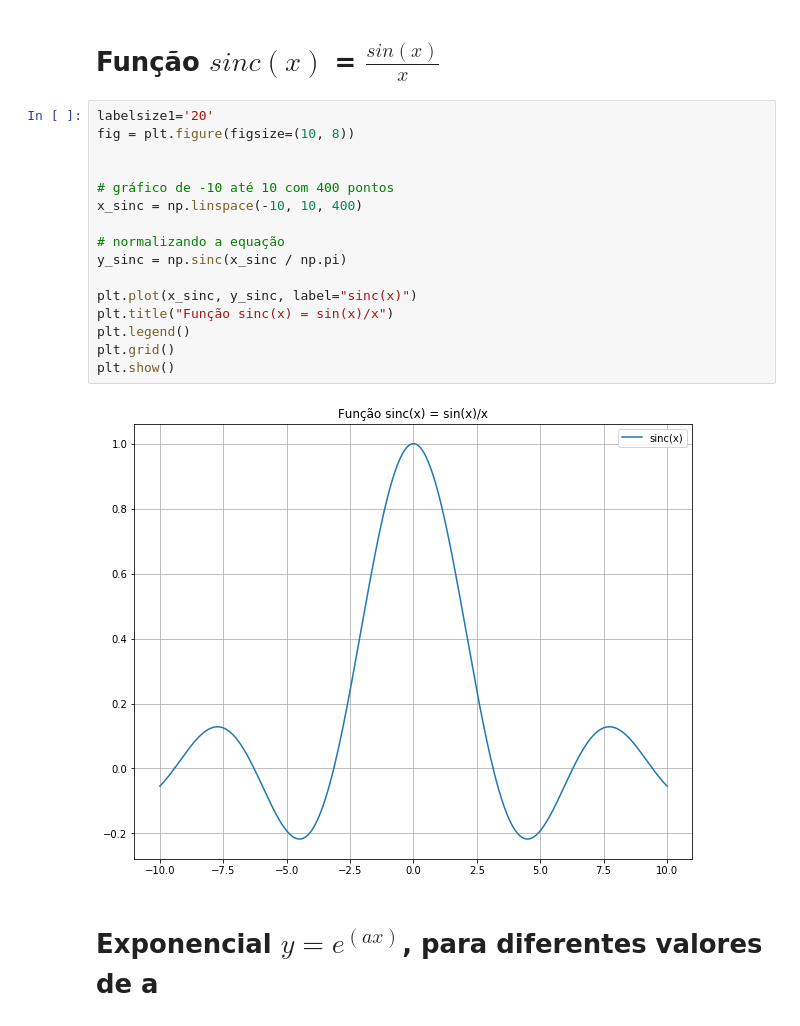
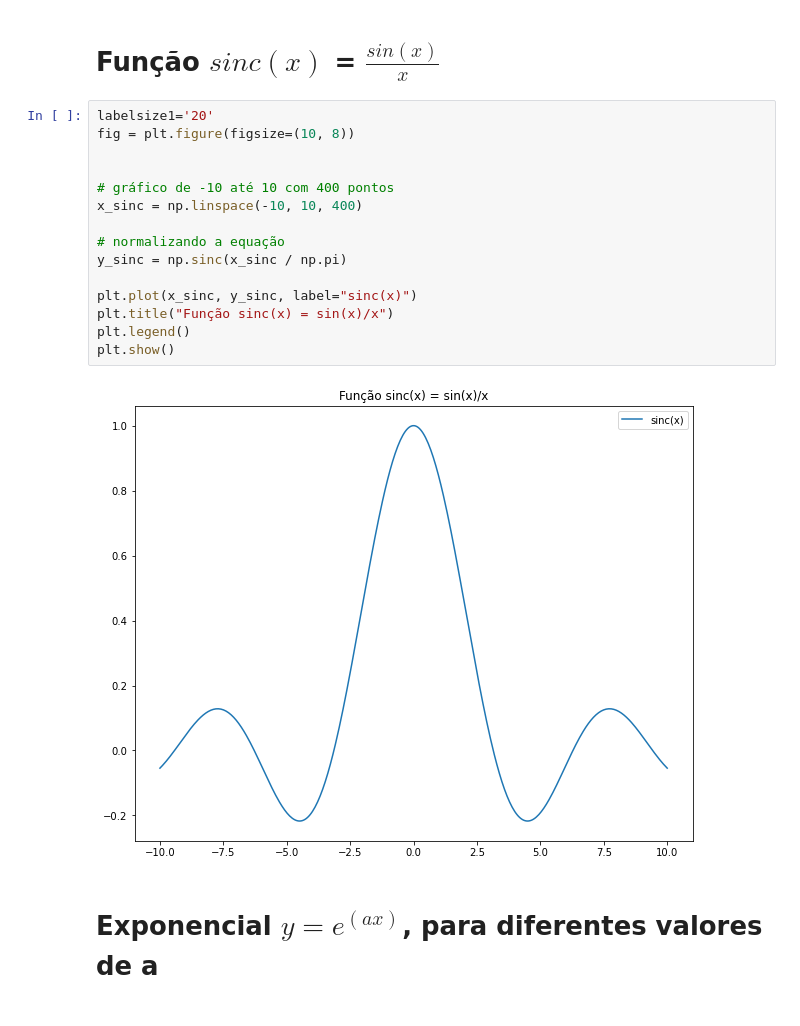
Before and after one commit to FelipeOliveiraFerreira/FIS-COMP, a Jupyter notebook: Tarefa-2/T2_FISCOMP.ipynb, the cells around one changed output. Saved outputs shown, nothing was run; the diff lists cells and outputs as text.

```diff
--- a/Tarefa-2/T2_FISCOMP.ipynb
+++ b/Tarefa-2/T2_FISCOMP.ipynb
@@ -29,21 +25,20 @@ plt.show()
 # %%
 labelsize1='20'
 fig = plt.figure(figsize=(10, 8))
 
 
 # gráfico de -10 até 10 com 400 pontos
 x_sinc = np.linspace(-10, 10, 400)
 
 # normalizando a equação
 y_sinc = np.sinc(x_sinc / np.pi)
 
 plt.plot(x_sinc, y_sinc, label="sinc(x)")
 plt.title("Função sinc(x) = sin(x)/x")
 plt.legend()
-plt.grid()
 plt.show()
 # %% [output]
-[figure, old version]
+[figure, new version]
 # %% [markdown]
 # Exponencial $y = e^{(ax)}$, para diferentes valores de a
 # %%
```
Also changed, not shown: parts of 2 cells of this notebook.
